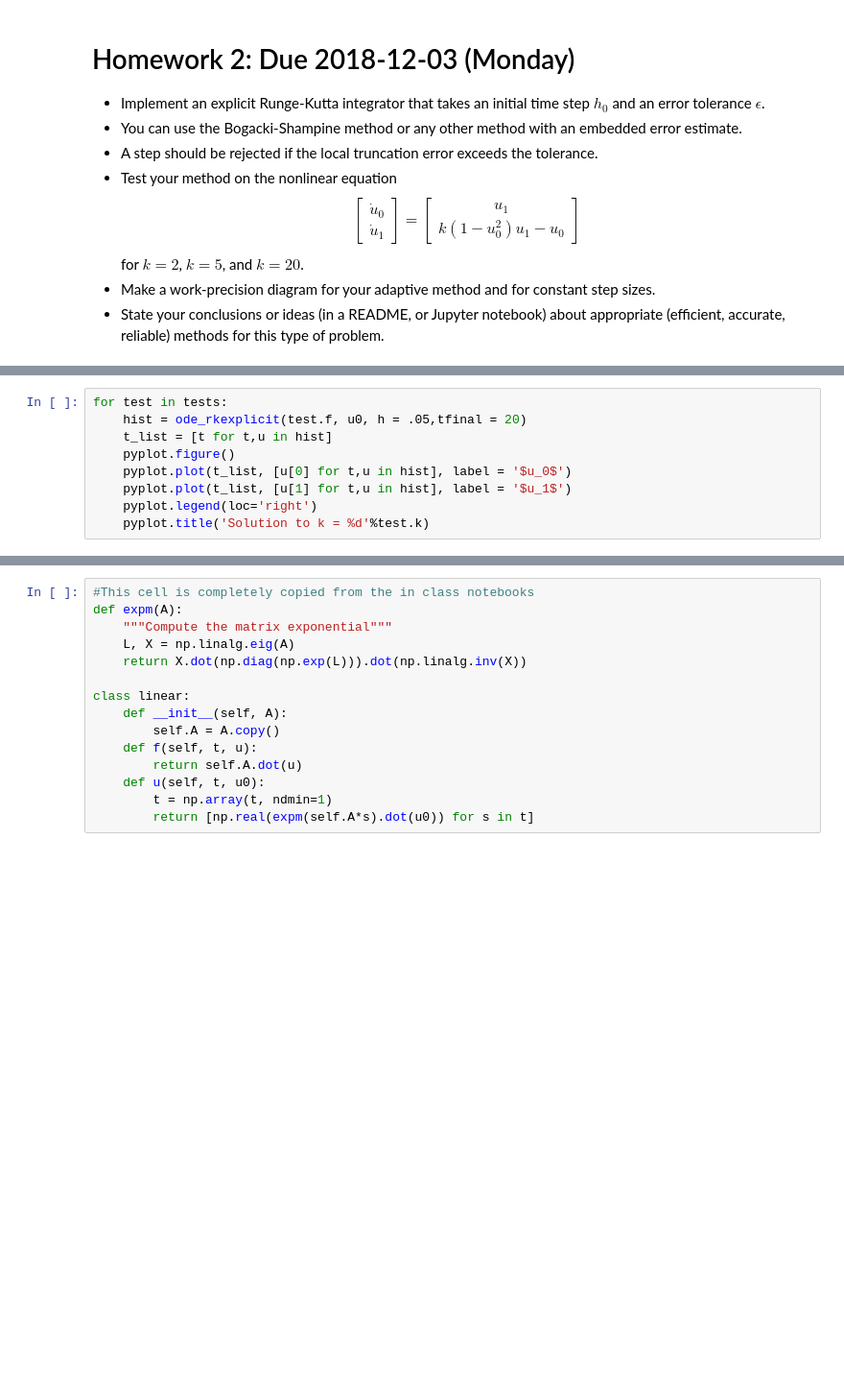
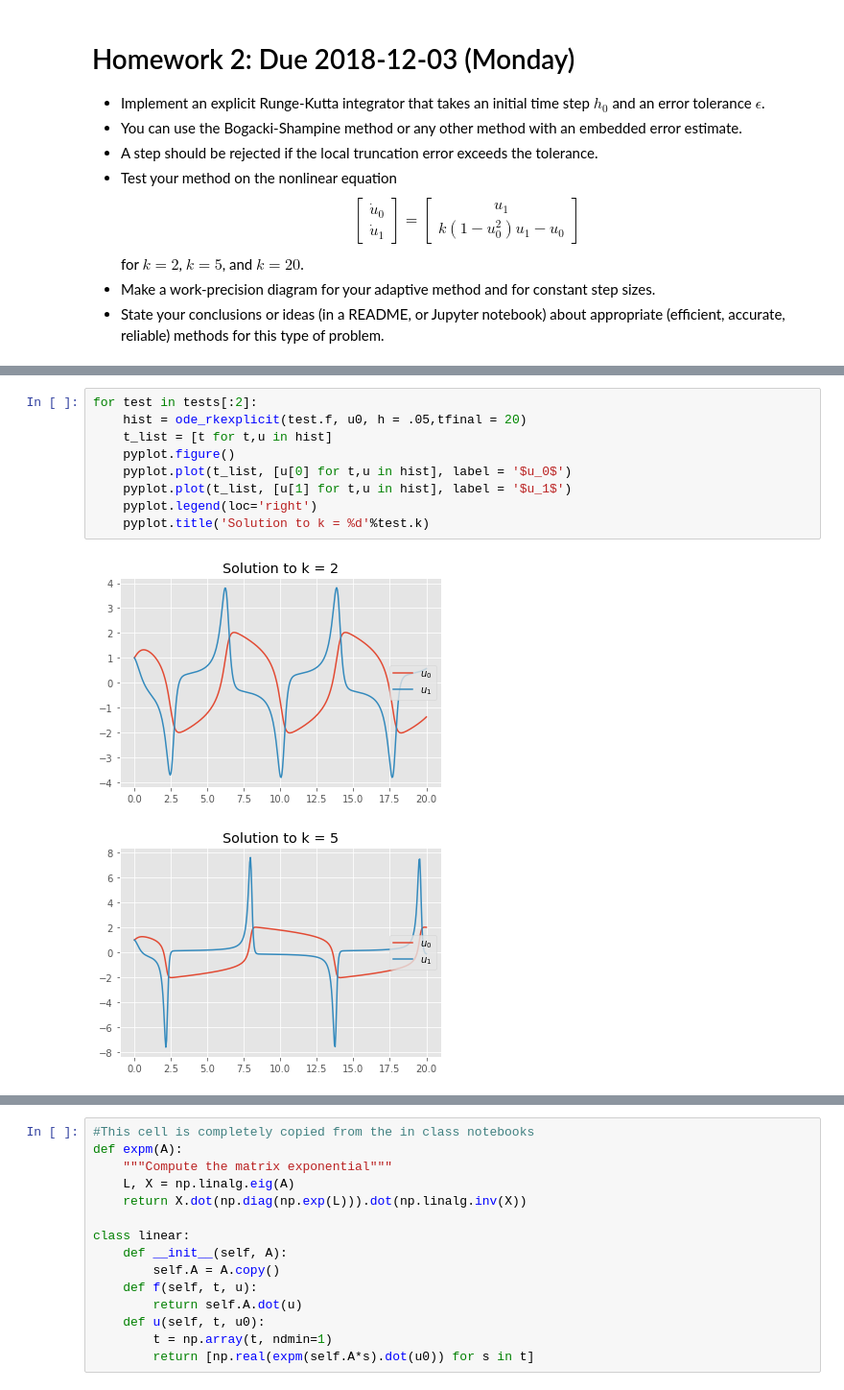
Before and after one commit to LukeMeszar/numpde, a Jupyter notebook: hw4/meszar_hw4.ipynb, the cells around one changed output, grey strips where cells are left out. Shown at 96% size. Saved outputs shown, nothing was run; the diff lists cells and outputs as text; blank space fills up the shorter version.

```diff
--- a/hw4/meszar_hw4.ipynb
+++ b/hw4/meszar_hw4.ipynb
@@ -115,9 +125,12 @@ for test in tests:
 # %%
-for test in tests:
+for test in tests[:2]:
     hist = ode_rkexplicit(test.f, u0, h = .05,tfinal = 20)
     t_list = [t for t,u in hist]
     pyplot.figure()
     pyplot.plot(t_list, [u[0] for t,u in hist], label = '$u_0$')
     pyplot.plot(t_list, [u[1] for t,u in hist], label = '$u_1$')
     pyplot.legend(loc='right')
     pyplot.title('Solution to k = %d'%test.k)
+# %% [output]
+[figure, added]
+[figure, added]
```
Also changed, not shown: parts of 7 cells of this notebook.
